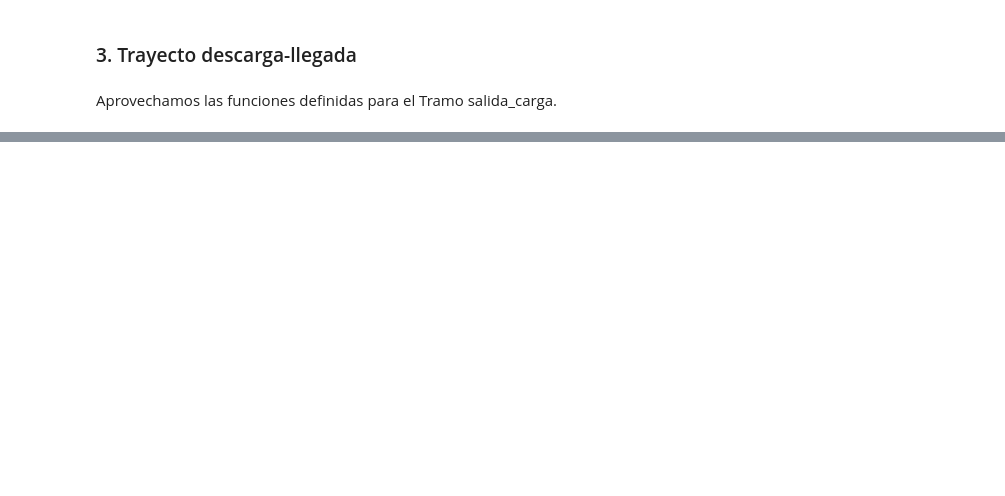
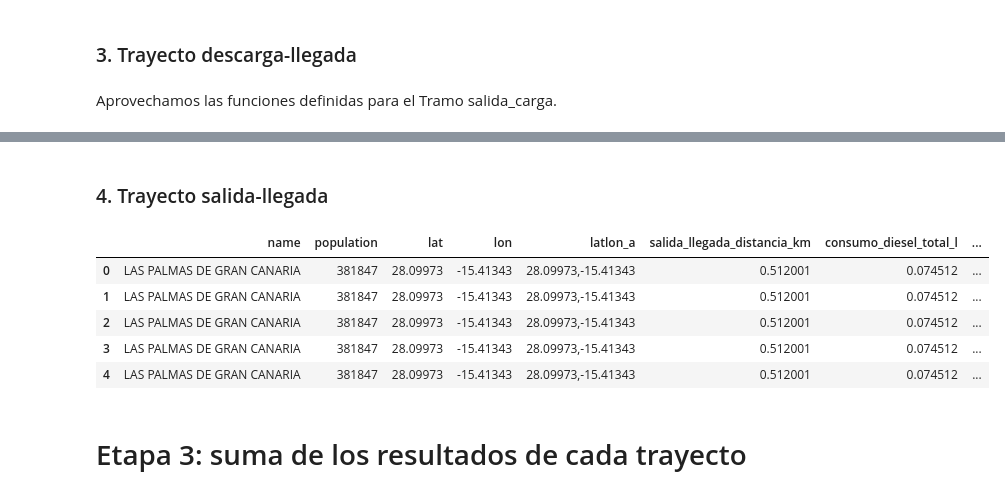
Before and after one commit to bererei/Huella-carbono-transporte-editorial, a Jupyter notebook: src/Huella.ipynb, the cells around one changed output, grey strips where cells are left out. Cells and saved outputs as stored; diff of their text form; code cells hidden in the pictures; blank space fills up the shorter version.

Commit message:
feat: prep dataframe salida-llegada

```diff
--- a/src/Huella.ipynb
+++ b/src/Huella.ipynb
@@ -65,3 +40,12 @@ display('TrayectoDL por carretera', descarga_llegada)
+# %%
+# Dataframes
+salida_carga = salida_carga_distance.copy()
+
+carga_descarga = carga_descarga_distance.copy()
+
+descarga_llegada = descarga_llegada_distance.copy()
+
+salida_llegada = salida_llegada_distance.copy()
 # %% [markdown]
 # Etapa 2: cálculo del consumo de energía y de emisiones de GEI de cada trayecto
 # %% [markdown]
@@ -123,3 +129,5 @@ descarga_llegada['consumo_diesel_total_l'] = descarga_llegada.apply(lambda row:
+# %%
+salida_llegada['consumo_diesel_total_l'] = salida_llegada.apply(lambda row:descarga_llegada_diesel(row['salida_llegada_distancia_km']), axis=1)
 # %% [markdown]
 ## Subetapa 2.3: cálculo del consumo total de energía y de emisiones de GEI para este VOS
 # %% [markdown]
@@ -189,3 +281,9 @@ descarga_llegada['emisionesC_WTW_total_kgCO2e'] = descarga_llegada.apply(lambda
+# %%
+salida_llegada['emisionesC_TTW_total_kgCO2e'] = salida_llegada.apply(lambda row:carretera_emisiones_carbono_TTW(row['consumo_diesel_total_l']), axis=1)
+
+salida_llegada['emisionesC_WTT_total_kgCO2e'] = salida_llegada.apply(lambda row:carretera_emisiones_carbono_WTT(row['consumo_diesel_total_l']), axis=1)
+
+salida_llegada['emisionesC_WTW_total_kgCO2e'] = salida_llegada.apply(lambda row:carretera_emisiones_carbono_WTW(row['consumo_diesel_total_l']), axis=1)
 # %% [markdown]
 ## Subetapa 2.4: asignación de este trayecto a una porción de cada uno de los cuatro resultados de la Subetapa 2.3
 # %% [markdown]
@@ -277,0 +441,16 @@ descarga_llegada['emisionesC_WTW_libros_kgCO2e'] = descarga_llegada.apply(lambda
+# %% [markdown]
+### 4. Trayecto salida-llegada
+# %%
+# Añadir peso de los libros
+salida_llegada = pd.merge(salida_llegada, libros[['libro_titulo', 'peso_t_500libros']], how='cross')
+# %%
+salida_llegada
+# %% [output]
+|  | name | population | lat | lon | latlon_a | salida_llegada_distancia_km | consumo_diesel_total_l | ... |
+| 0 | LAS PALMAS DE GRAN CANARIA | 381847 | 28.09973 | -15.41343 | 28.09973,-15.41343 | 0.512001 | 0.074512 | ... |
+| 1 | LAS PALMAS DE GRAN CANARIA | 381847 | 28.09973 | -15.41343 | 28.09973,-15.41343 | 0.512001 | 0.074512 | ... |
+| 2 | LAS PALMAS DE GRAN CANARIA | 381847 | 28.09973 | -15.41343 | 28.09973,-15.41343 | 0.512001 | 0.074512 | ... |
+| 3 | LAS PALMAS DE GRAN CANARIA | 381847 | 28.09973 | -15.41343 | 28.09973,-15.41343 | 0.512001 | 0.074512 | ... |
+| 4 | LAS PALMAS DE GRAN CANARIA | 381847 | 28.09973 | -15.41343 | 28.09973,-15.41343 | 0.512001 | 0.074512 | ... |
+# %% [markdown]
+# Etapa 3: suma de los resultados de cada trayecto
```
Also changed, not shown: parts of 50 cells of this notebook, 2 other files.
